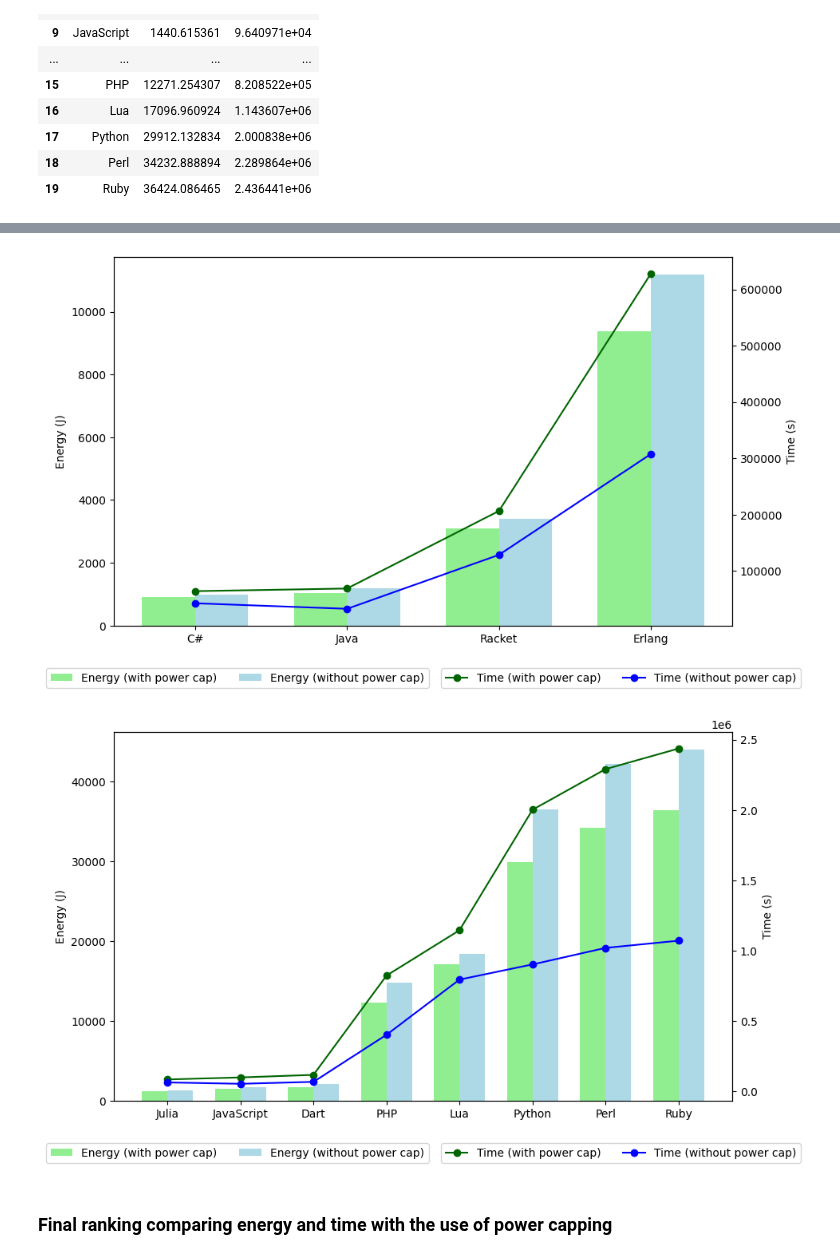
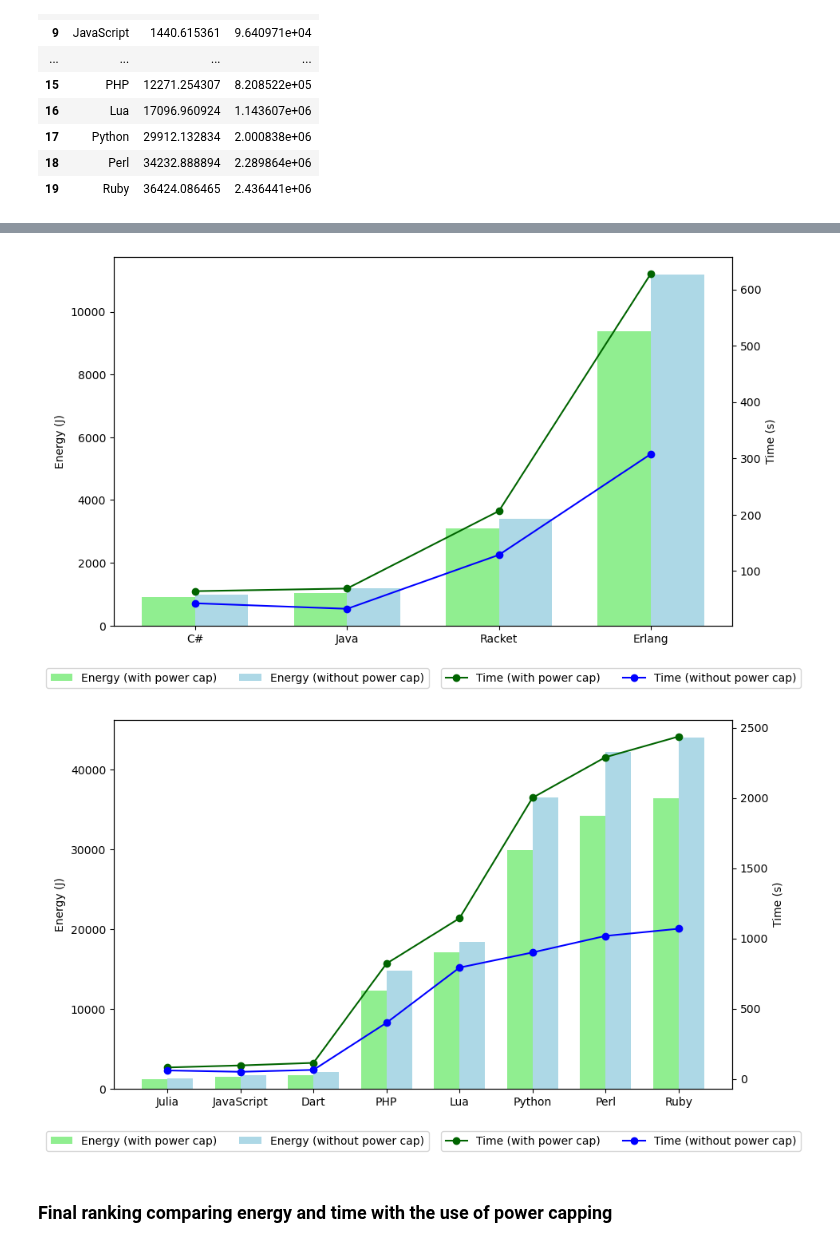
Before and after one commit to LuisMPSilva01/Energy-Languages-PowerCap, a Jupyter notebook: NoteBooks/statistics.ipynb, the cells around one changed output, grey strips where cells are left out. Saved outputs shown, nothing was run; the diff lists cells and outputs as text; code cells hidden in the pictures.

Commit message:
Updated powercap comparison graphs

```diff
--- a/NoteBooks/statistics.ipynb
+++ b/NoteBooks/statistics.ipynb
@@ -691,6 +697,7 @@ dataset_power_limit_15.head(20)
 | 18 | Perl | 34232.888894 | 2.289864e+06 |
 | 19 | Ruby | 36424.086465 | 2.436441e+06 |
 # %%
+# Add 'Type' column and initialize with "undefined"
 dataset_power_no_limit['Type'] = "undefined"
 dataset_power_limit_15['Type'] = "undefined"
 
@@ -706,27 +713,32 @@ dataset_power_limit_15.loc[dataset_power_limit_15['Language'].isin(compiled_lang
 dataset_power_limit_15.loc[dataset_power_limit_15['Language'].isin(interpreted_languages), 'Type'] = "Interpreted"
 dataset_power_limit_15.loc[dataset_power_limit_15['Language'].isin(vm_languages), 'Type'] = "Virtual Machine"
 
+# Create new datasets with the order of dataset_power_limit_15
+dataset_power_no_limit_ordered = dataset_power_limit_15[['Language']].merge(
+    dataset_power_no_limit, on='Language', how='left'
+)
+
 # Separate data by Type and PowerLimit
-compiled_15_data = dataset_power_limit_15[(dataset_power_limit_15['Type'] == 'Compiled')]
-compiled_minus_1_data = dataset_power_no_limit[(dataset_power_no_limit['Type'] == 'Compiled')]
+compiled_15_data = dataset_power_limit_15[dataset_power_limit_15['Type'] == 'Compiled']
+compiled_minus_1_data = dataset_power_no_limit_ordered[dataset_power_no_limit_ordered['Type'] == 'Compiled']
 
-vm_15_data = dataset_power_limit_15[(dataset_power_limit_15['Type'] == 'Virtual Machine')]
-vm_minus_1_data = dataset_power_no_limit[(dataset_power_no_limit['Type'] == 'Virtual Machine')]
+vm_15_data = dataset_power_limit_15[dataset_power_limit_15['Type'] == 'Virtual Machine']
+vm_minus_1_data = dataset_power_no_limit_ordered[dataset_power_no_limit_ordered['Type'] == 'Virtual Machine']
 
-interpreted_15_data = dataset_power_limit_15[(dataset_power_limit_15['Type'] == 'Interpreted')]
-interpreted_minus_1_data = dataset_power_no_limit[(dataset_power_no_limit['Type'] == 'Interpreted')]
+interpreted_15_data = dataset_power_limit_15[dataset_power_limit_15['Type'] == 'Interpreted']
+interpreted_minus_1_data = dataset_power_no_limit_ordered[dataset_power_no_limit_ordered['Type'] == 'Interpreted']
 
 # Function to plot data
 def plot_data(ax, energy_15, time_15, energy_minus_1, time_minus_1, label):
     x = np.arange(len(energy_15))
     width = 0.35
 
-    ax.bar(x - width/2, energy_15['Energy (J)'], width, color='lightgreen', label='Energy (with power cap)')
-    ax.bar(x + width/2, energy_minus_1['Energy (J)'], width, color='lightblue', label='Energy (without power cap)')
+    ax.bar(x - width / 2, energy_15['Energy (J)'], width, color='lightgreen', label='Energy (with power cap)')
+    ax.bar(x + width / 2, energy_minus_1['Energy (J)'], width, color='lightblue', label='Energy (without power cap)')
 
     ax2 = ax.twinx()
-    ax2.plot(x, time_15['Time (ms)'], color='darkgreen', marker='o', label='Time (with power cap)')
-    ax2.plot(x, time_minus_1['Time (ms)'], color='blue', marker='o', label='Time (without power cap)')
+    ax2.plot(x, (time_15['Time (ms)']/1000), color='darkgreen', marker='o', label='Time (with power cap)')
+    ax2.plot(x, (time_minus_1['Time (ms)']/1000), color='blue', marker='o', label='Time (without power cap)')
 
     ax.set_xticks(x)
     ax.set_xticklabels(energy_15['Language'])
@@ -734,11 +746,9 @@ def plot_data(ax, energy_15, time_15, energy_minus_1, time_minus_1, label):
     ax2.set_ylabel('Time (s)')
     # ax.set_title(label)
 
-    # Ajustar as legendas para ficarem lado a lado abaixo do eixo x
+    # Adjust the legends to be side by side below the x-axis
     ax.legend(loc='upper center', bbox_to_anchor=(0.2, -0.1), ncol=2)
     ax2.legend(loc='upper center', bbox_to_anchor=(0.82, -0.1), ncol=2)
-
-
 
 # Create three separate figures
 fig1, ax1 = plt.subplots(figsize=(10, 6))
@@ -746,13 +756,13 @@ fig2, ax2 = plt.subplots(figsize=(10, 6))
 fig3, ax3 = plt.subplots(figsize=(10, 6))
 
 # Plot data for Compiled
-plot_data(ax1, compiled_15_data, compiled_15_data, compiled_minus_1_data, compiled_minus_1_data, f'CLBG problems - Compiled')
+plot_data(ax1, compiled_15_data, compiled_15_data, compiled_minus_1_data, compiled_minus_1_data, 'CLBG problems - Compiled')
 
 # Plot data for Virtual Machine
-plot_data(ax2, vm_15_data, vm_15_data, vm_minus_1_data, vm_minus_1_data, f'CLBG problems - Virtual Machine')
+plot_data(ax2, vm_15_data, vm_15_data, vm_minus_1_data, vm_minus_1_data, 'CLBG problems - Virtual Machine')
 
 # Plot data for Interpreted
-plot_data(ax3, interpreted_15_data, interpreted_15_data, interpreted_minus_1_data, interpreted_minus_1_data, f'CLBG problems - Interpreted')
+plot_data(ax3, interpreted_15_data, interpreted_15_data, interpreted_minus_1_data, interpreted_minus_1_data, 'CLBG problems - Interpreted')
 
 # Show the plots
 plt.show()
@@ -761,5 +771,5 @@ plt.show()
-[figure, old version]
+[figure, new version]
-[figure, old version]
+[figure, new version]
 # %% [markdown]
 ### Final ranking comparing energy and time with the use of power capping
 # %%
```
Also changed, not shown: parts of 7 cells of this notebook.
